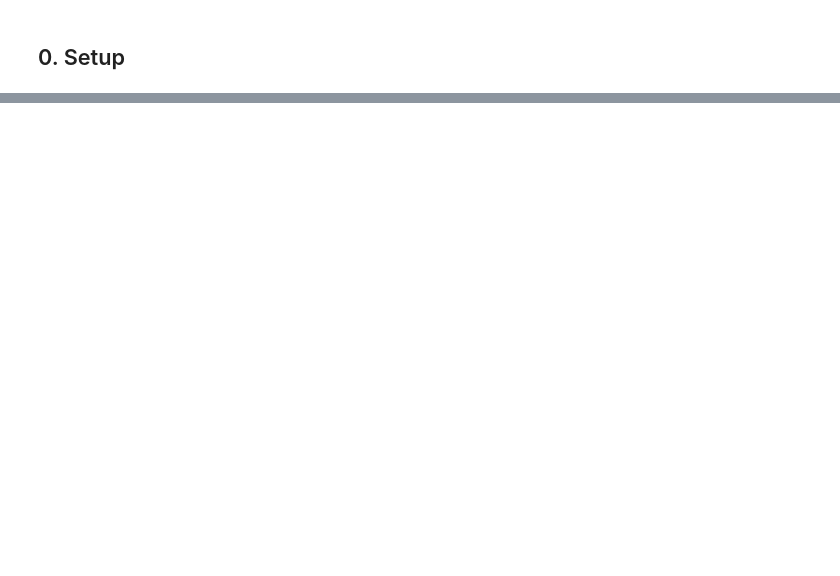
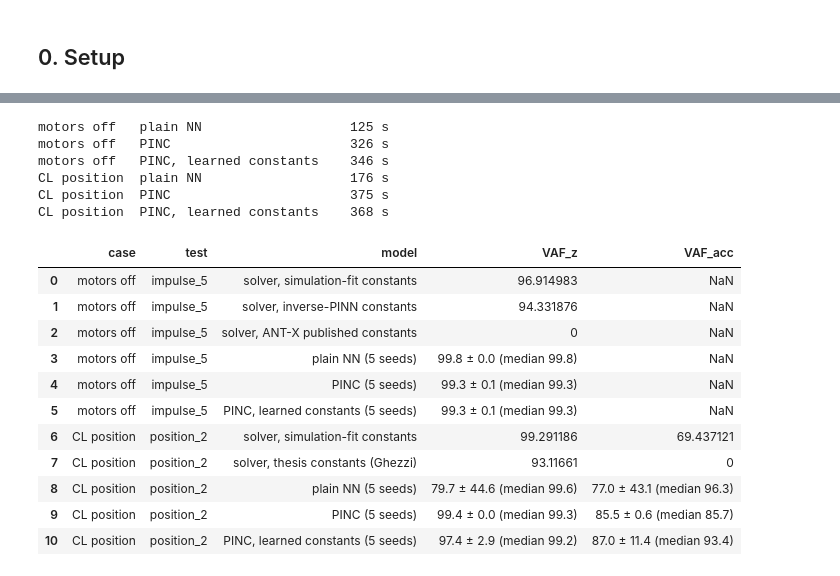
Before and after one commit to zakaria0aladem/antx-pinc, a Jupyter notebook: final_code/final_code.ipynb, the cells around one changed output, grey strips where cells are left out. Saved outputs shown, nothing was run; the diff lists cells and outputs as text; code cells hidden in the pictures; blank space fills up the shorter version.

```diff
--- a/final_code/final_code.ipynb
+++ b/final_code/final_code.ipynb
@@ -566,0 +397,69 @@ friction {'kbar': np.float64(3.576), 'cbar': np.float64(0.361), 'Fc': np.float64
+# %%
+CASES = {
+    'motors off': dict(flights=IMPULSE, train=TRAIN_IMP, test=TEST_IMP, accel=accel_pitch, tau=TAU, constants=P_IMP),
+    'CL position': dict(flights=POSITION, train=TRAIN_POS, test=TEST_POS, accel=accel_cl, tau=0.0, constants=P_POS),
+}
+NETWORKS = {
+    'plain NN': dict(w_phys=0.0),
+    'PINC': dict(w_phys=1.0),
+    'PINC, learned constants': dict(w_phys=1.0, learn=True),
+}
+
+RUNS = {}
+for case, c in CASES.items():
+    for label, options in NETWORKS.items():
+        start = time.perf_counter()
+        RUNS[(case, label)] = [train_pinc(c['flights'], c['train'], c['accel'], c['constants'], c['tau'], seed=s, **options)
+                               for s in SEEDS]
+        print(f'{case:12s} {label:24s} {time.perf_counter() - start:5.0f} s')
+# %% [output]
+motors off   plain NN                   125 s
+motors off   PINC                       326 s
+motors off   PINC, learned constants    346 s
+CL position  plain NN                   176 s
+CL position  PINC                       375 s
+CL position  PINC, learned constants    368 s
+# %%
+def scores(f, z, v, case):
+    out = dict(VAF_z=vaf(f.z.values, z))
+    if case == 'CL position':
+        out['VAF_acc'] = vaf(acc(f.v.values), acc(v))
+    return out
+
+
+SOLVERS = {
+    'motors off': {'solver, simulation-fit constants': pitch_model(**P_IMP),
+                   'solver, inverse-PINN constants': pitch_model(**P_INV),
+                   'solver, ANT-X published constants': pitch_model(**ANTX)},
+    'CL position': {'solver, simulation-fit constants': cl_model(**P_POS),
+                    'solver, thesis constants (Ghezzi)': cl_model(wn=3.47, xi=0.84)},
+}
+
+rows = []
+for case, c in CASES.items():
+    for n in c['test']:
+        f = c['flights'][n]
+        for label, step in SOLVERS[case].items():
+            rows.append(dict(case=case, test=n, model=label, **scores(f, *run_flight(step, f), case)))
+        for label in NETWORKS:
+            s = pd.DataFrame([scores(f, *run_flight(r['step'], f), case) for r in RUNS[(case, label)]])
+            text = {k: f'{s[k].mean():.1f} ± {s[k].std():.1f} (median {s[k].median():.1f})' for k in s}
+            rows.append(dict(case=case, test=n, model=label + ' (5 seeds)', **text))
+
+VAF_TABLE = pd.DataFrame(rows).round(1)
+VAF_TABLE.to_csv('final_vaf.csv', index=False)
+pd.set_option('display.width', 200)
+VAF_TABLE
+# %% [output]
+|  | case | test | model | VAF_z | VAF_acc |
+| 0 | motors off | impulse_5 | solver, simulation-fit constants | 96.914983 | NaN |
+| 1 | motors off | impulse_5 | solver, inverse-PINN constants | 94.331876 | NaN |
+| 2 | motors off | impulse_5 | solver, ANT-X published constants | 0 | NaN |
+| 3 | motors off | impulse_5 | plain NN (5 seeds) | 99.8 ± 0.0 (median 99.8) | NaN |
+| 4 | motors off | impulse_5 | PINC (5 seeds) | 99.3 ± 0.1 (median 99.3) | NaN |
+| 5 | motors off | impulse_5 | PINC, learned constants (5 seeds) | 99.3 ± 0.1 (median 99.3) | NaN |
+| 6 | CL position | position_2 | solver, simulation-fit constants | 99.291186 | 69.437121 |
+| 7 | CL position | position_2 | solver, thesis constants (Ghezzi) | 93.11661 | 0 |
+| 8 | CL position | position_2 | plain NN (5 seeds) | 79.7 ± 44.6 (median 99.6) | 77.0 ± 43.1 (median 96.3) |
+| 9 | CL position | position_2 | PINC (5 seeds) | 99.4 ± 0.0 (median 99.3) | 85.5 ± 0.6 (median 85.7) |
+| 10 | CL position | position_2 | PINC, learned constants (5 seeds) | 97.4 ± 2.9 (median 99.2) | 87.0 ± 11.4 (median 93.4) |
```
Also changed, not shown: parts of 53 cells of this notebook, 1 other file.
